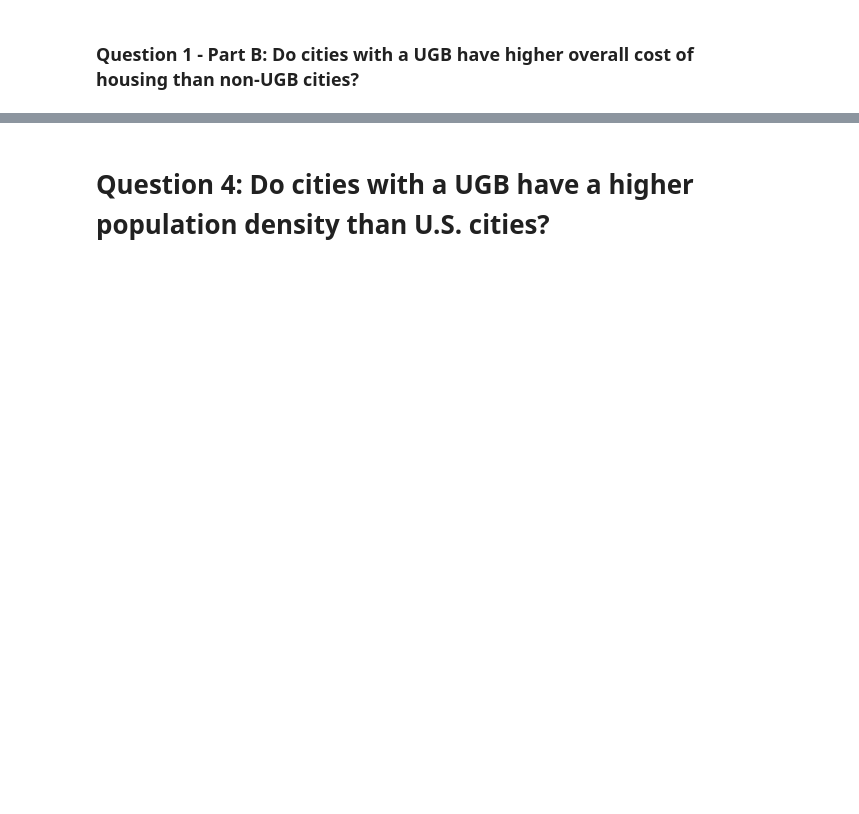
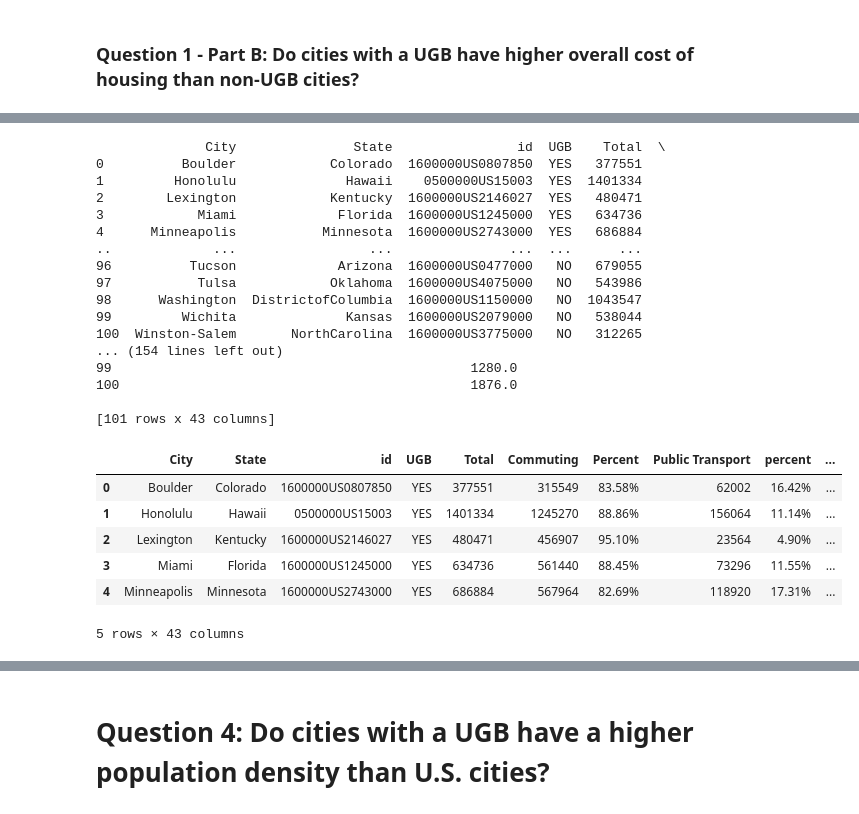
Before and after one commit to jrevier/Urban-Growth-Boundaries, a Jupyter notebook: UGB/UGB.ipynb, the cells around one changed output, grey strips where cells are left out. Saved outputs shown, nothing was run; the diff lists cells and outputs as text; code cells hidden in the pictures; blank space fills up the shorter version.

```diff
--- a/UGB/UGB.ipynb
+++ b/UGB/UGB.ipynb
@@ -157,0 +163,29 @@ plt.show()
+# %%
+transport_data = pd.read_csv("../Data/transportation_data_use_this_one.csv", encoding="ISO-8859-1")
+print(transport_data)
+transport_data.head()
+# %% [output]
+              City               State                id  UGB    Total  \
+0          Boulder            Colorado  1600000US0807850  YES   377551
+1         Honolulu              Hawaii    0500000US15003  YES  1401334
+2        Lexington            Kentucky  1600000US2146027  YES   480471
+3            Miami             Florida  1600000US1245000  YES   634736
+4      Minneapolis           Minnesota  1600000US2743000  YES   686884
+..             ...                 ...               ...  ...      ...
+96          Tucson             Arizona  1600000US0477000   NO   679055
+97           Tulsa            Oklahoma  1600000US4075000   NO   543986
+98      Washington  DistrictofColumbia  1600000US1150000   NO  1043547
+99         Wichita              Kansas  1600000US2079000   NO   538044
+100  Winston-Salem       NorthCarolina  1600000US3775000   NO   312265
+... (154 lines left out)
+99                                              1280.0
+100                                             1876.0
+
+[101 rows x 43 columns]
+|  | City | State | id | UGB | Total | Commuting | Percent | Public Transport | percent | ... |
+| 0 | Boulder | Colorado | 1600000US0807850 | YES | 377551 | 315549 | 83.58% | 62002 | 16.42% | ... |
+| 1 | Honolulu | Hawaii | 0500000US15003 | YES | 1401334 | 1245270 | 88.86% | 156064 | 11.14% | ... |
+| 2 | Lexington | Kentucky | 1600000US2146027 | YES | 480471 | 456907 | 95.10% | 23564 | 4.90% | ... |
+| 3 | Miami | Florida | 1600000US1245000 | YES | 634736 | 561440 | 88.45% | 73296 | 11.55% | ... |
+| 4 | Minneapolis | Minnesota | 1600000US2743000 | YES | 686884 | 567964 | 82.69% | 118920 | 17.31% | ... |
+5 rows × 43 columns
```
Also changed, not shown: parts of 9 cells of this notebook, 6 other files.
